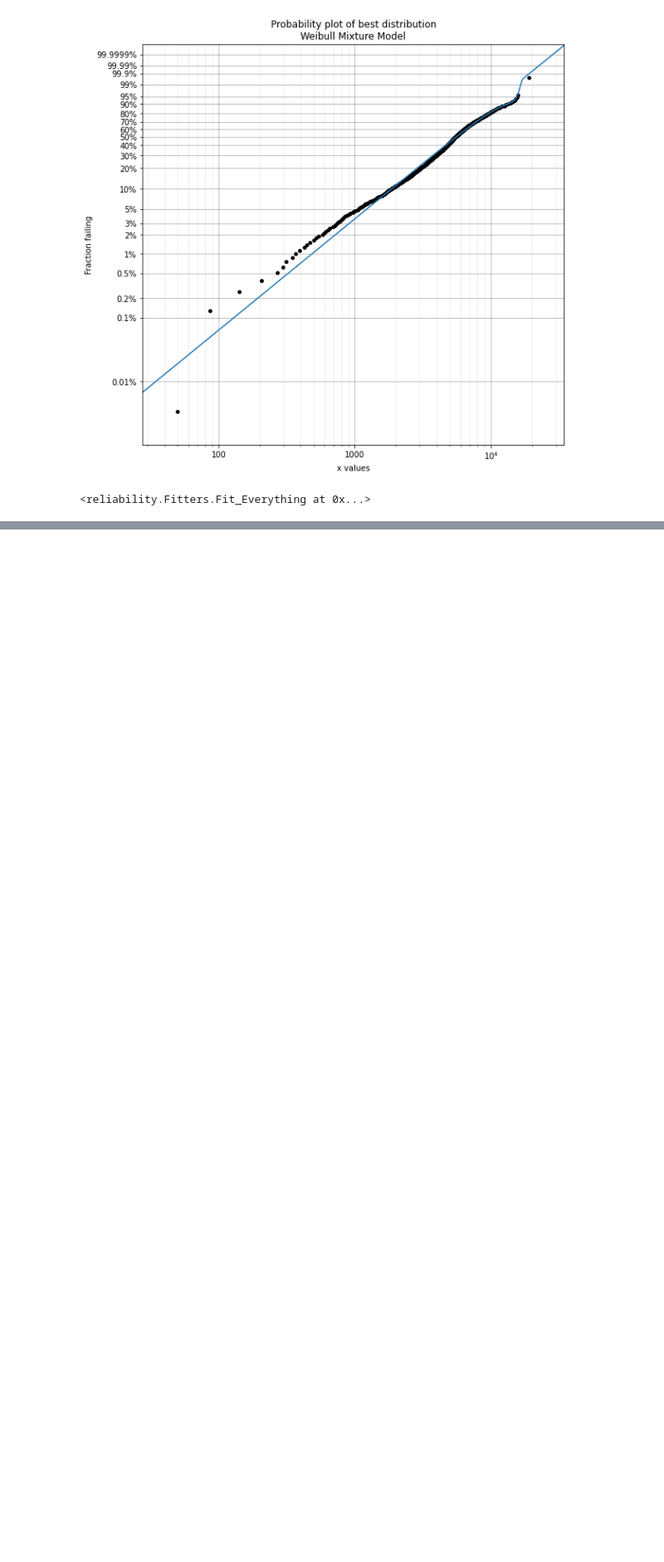
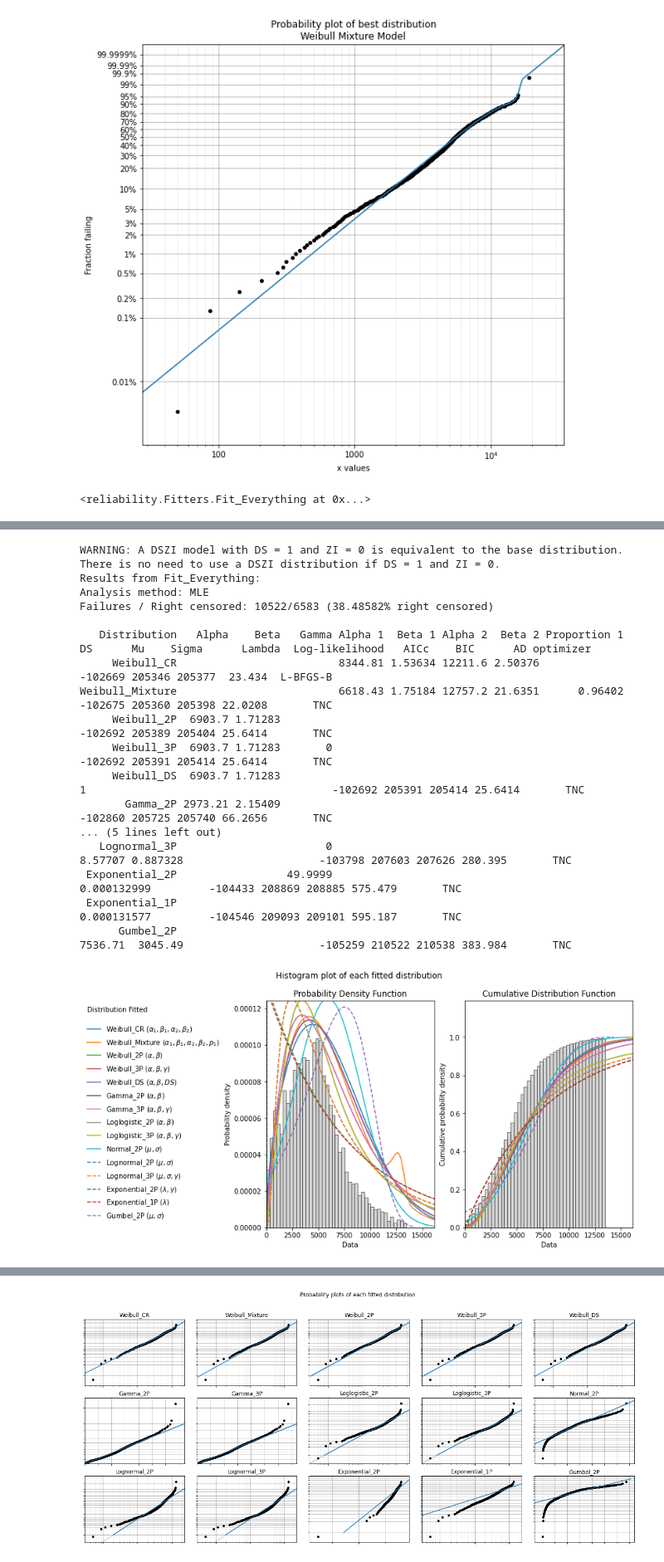
Before and after one commit to Eustache1999/DARR_Project, a Jupyter notebook: Project_II/Project2.ipynb, the cells around one changed output, grey strips where cells are left out. Shown at 83% size. Drawn from its saved outputs; the diff is of its cells as text; code cells hidden in the pictures; blank space fills up the shorter version.

```diff
--- a/Project_II/Project2.ipynb
+++ b/Project_II/Project2.ipynb
@@ -50,0 +89,21 @@ Weibull_Mixture                         6415.63 1.74947 15857.8 23.3509     0.92
+# %%
+Fit_Everything(failures= failure_times_B, right_censored = censored_failures_B)
+# %% [output]
+WARNING: A DSZI model with DS = 1 and ZI = 0 is equivalent to the base distribution. There is no need to use a DSZI distribution if DS = 1 and ZI = 0.
+Results from Fit_Everything:
+Analysis method: MLE
+Failures / Right censored: 10522/6583 (38.48582% right censored)
+
+   Distribution   Alpha    Beta   Gamma Alpha 1  Beta 1 Alpha 2  Beta 2 Proportion 1 DS      Mu    Sigma      Lambda  Log-likelihood   AICc    BIC      AD optimizer
+     Weibull_CR                         8344.81 1.53634 12211.6 2.50376                                                      -102669 205346 205377  23.434  L-BFGS-B
+Weibull_Mixture                         6618.43 1.75184 12757.2 21.6351      0.96402                                         -102675 205360 205398 22.0208       TNC
+     Weibull_2P  6903.7 1.71283                                                                                              -102692 205389 205404 25.6414       TNC
+     Weibull_3P  6903.7 1.71283       0                                                                                      -102692 205391 205414 25.6414       TNC
+     Weibull_DS  6903.7 1.71283                                                       1                                      -102692 205391 205414 25.6414       TNC
+       Gamma_2P 2973.21 2.15409                                                                                              -102860 205725 205740 66.2656       TNC
+... (5 lines left out)
+   Lognormal_3P                       0                                                 8.57707 0.887328                     -103798 207603 207626 280.395       TNC
+ Exponential_2P                 49.9999                                                                  0.000132999         -104433 208869 208885 575.479       TNC
+ Exponential_1P                                                                                          0.000131577         -104546 209093 209101 595.187       TNC
+      Gumbel_2P                                                                         7536.71  3045.49                     -105259 210522 210538 383.984       TNC
+[figure, added]
@@ -50,0 +111 @@ Weibull_Mixture                         6415.63 1.74947 15857.8 23.3509     0.92
+[figure, added]
```
Also changed, not shown: parts of 4 cells of this notebook.
